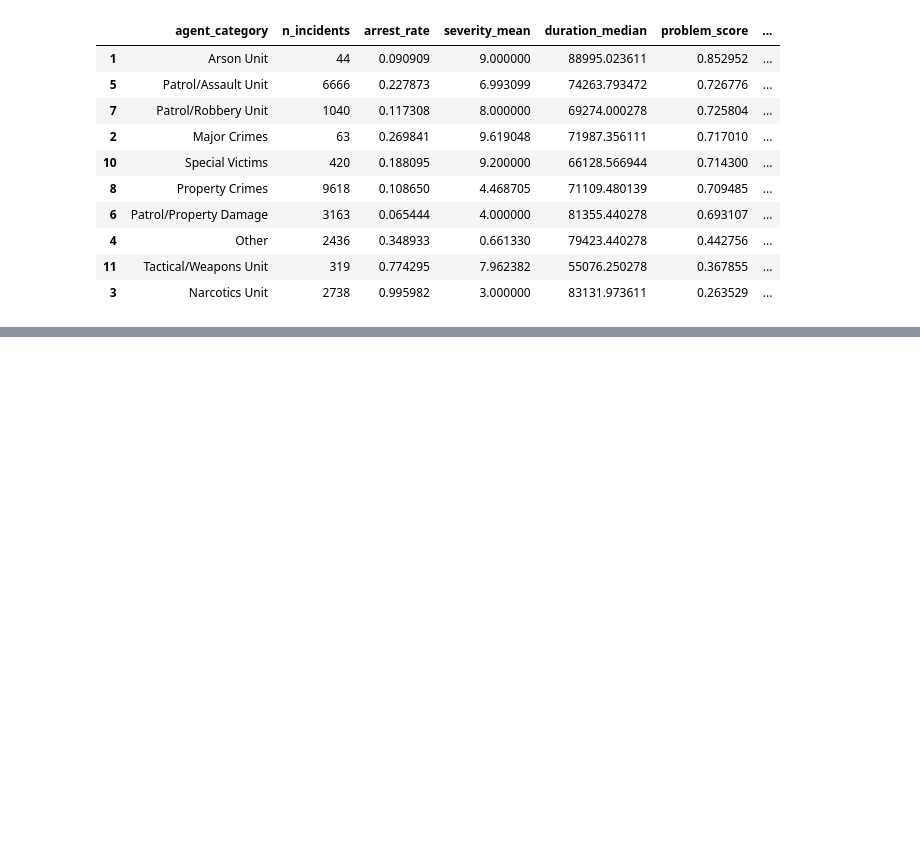
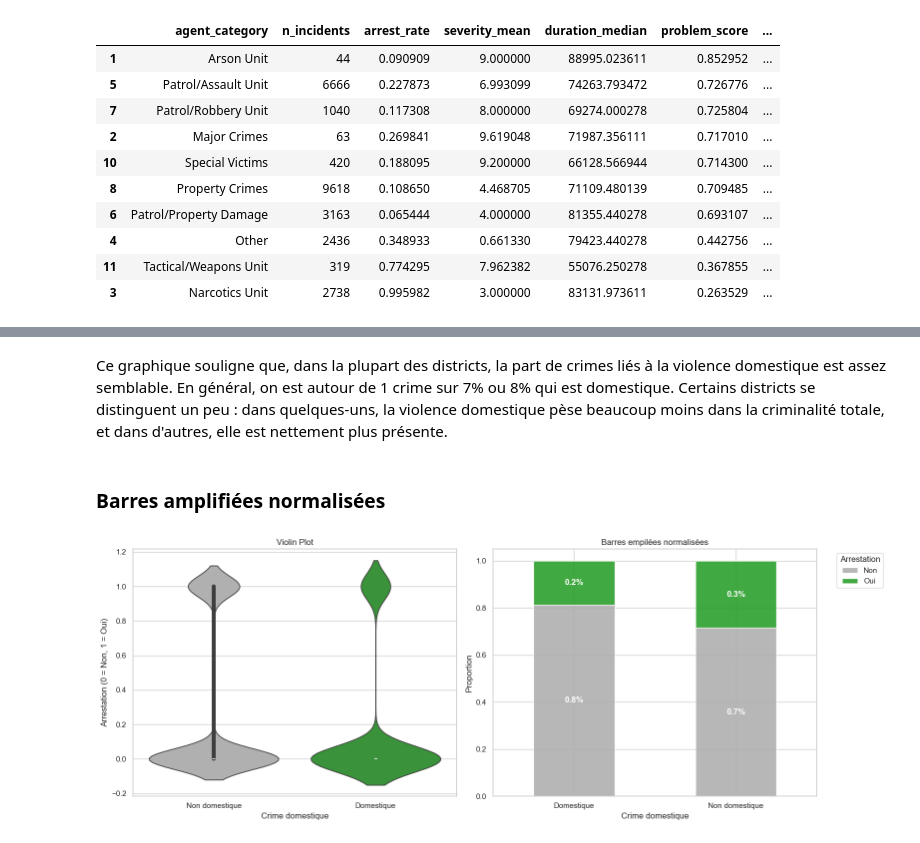
Before and after one commit to itsdav7/CrimeDB_Analysis, a Jupyter notebook: C_DB_Analysis.ipynb, the cells around one changed output, grey strips where cells are left out. Cells and saved outputs as stored; diff of their text form; code cells hidden in the pictures; blank space fills up the shorter version.

```diff
--- a/C_DB_Analysis.ipynb
+++ b/C_DB_Analysis.ipynb
@@ -772,0 +852,65 @@ Top problematic Agent Categories
+# %% [markdown]
+Ce graphique souligne que, dans la plupart des districts, la part de crimes liés à la violence domestique est assez semblable. En général, on est autour de 1 crime sur 7% ou 8% qui est domestique. Certains districts se distinguent un peu : dans quelques-uns, la violence domestique pèse beaucoup moins dans la criminalité totale, et dans d'autres, elle est nettement plus présente.
+# %% [markdown]
+### Barres amplifiées normalisées
+# %%
+data["Domestic_cat"] = data["Domestic"].map({
+    False: "Non domestique",
+    True: "Domestique"
+})
+
+data["Arrest_cat"] = data["Arrest"].map({
+    False: "Non",
+    True: "Oui"
+})
+
+palette_domestic = {
+    "Non domestique": "#b0b0b0",
+    "Domestique": "#2ca02c"
+}
+
+palette_arrest = {
+    "Non": "#b0b0b0",
+    "Oui": "#2ca02c"
+}
+
+fig, (ax1, ax2) = plt.subplots(1, 2, figsize=(16, 6))
+
+sns.violinplot(
+    x="Domestic_cat",
+    y="Arrest",
+    data=data,
+    ax=ax1,
+    palette=palette_domestic
+)
+
+ax1.set_title("Violin Plot")
+ax1.set_xlabel("Crime domestique")
+ax1.set_ylabel("Arrestation (0 = Non, 1 = Oui)")
+
+cross_tab = pd.crosstab(data["Domestic_cat"],data["Arrest_cat"],normalize="index")
+
+cross_tab.plot(kind="bar",stacked=True,ax=ax2,color=[palette_arrest["Non"], palette_arrest["Oui"]],alpha=0.9,rot=0)
+
+ax2.set_title("Barres empilées normalisées")
+ax2.set_ylabel("Proportion")
+ax2.set_xlabel("Crime domestique")
+for container in ax2.containers:
+    ax2.bar_label(
+       container,
+      fmt="%.1f%%",
+     label_type="center",
+    color="white",
+    weight="bold"
+    )
+
+ax2.legend(
+    title="Arrestation",
+    bbox_to_anchor=(1.05, 1),
+    loc="upper left"
+)
+
+plt.tight_layout()
+plt.show()
+# %% [output]
+[figure, added]
```
Also changed, not shown: parts of 23 cells of this notebook.
